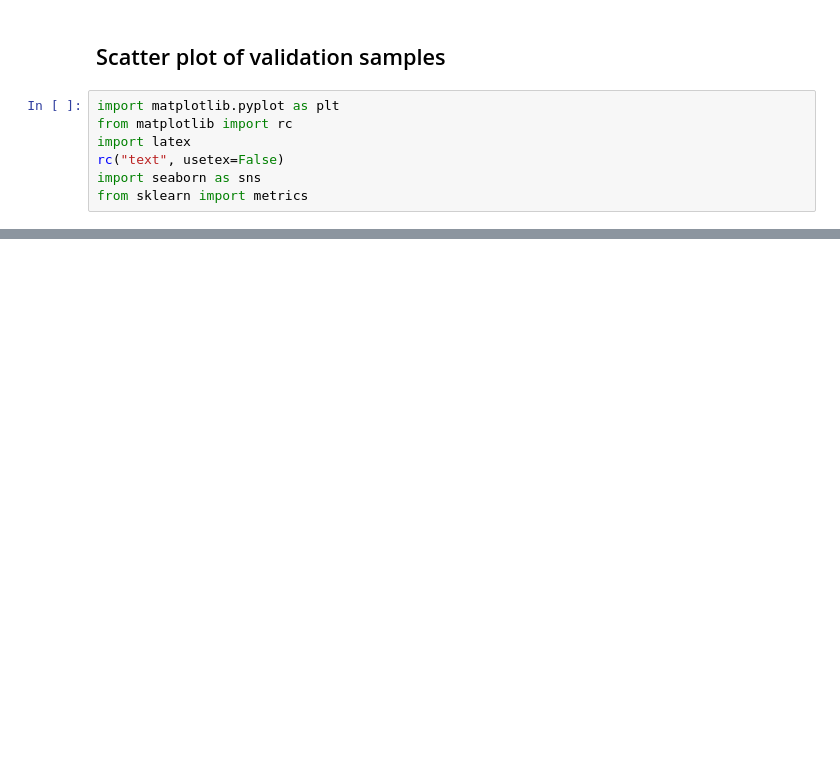
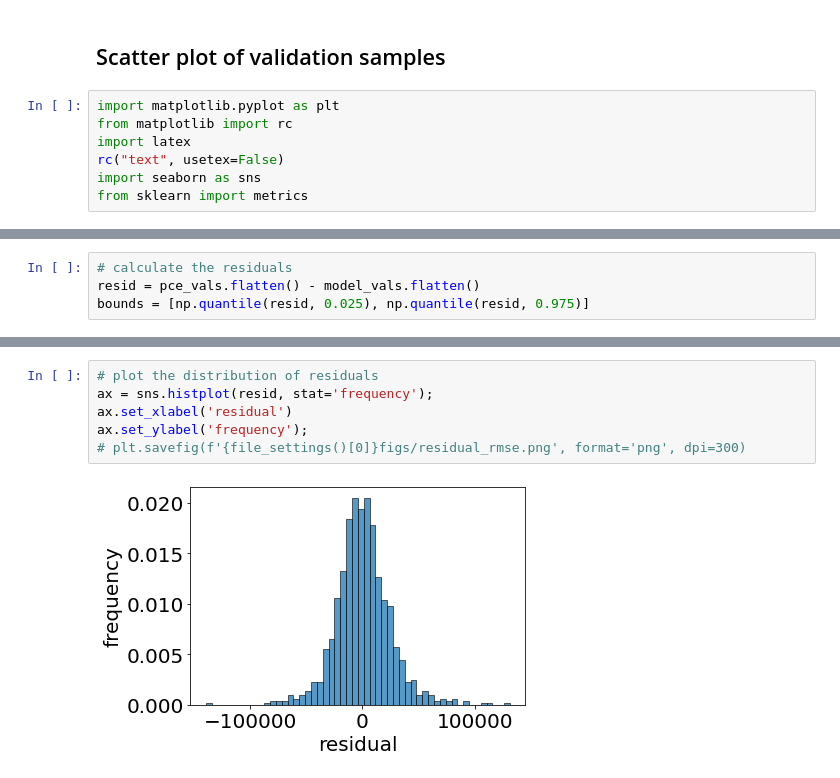
Before and after one commit to QianWanghhu/IES-FF, a Jupyter notebook: src/visualization.ipynb, the cells around one changed output, grey strips where cells are left out. Saved outputs shown, nothing was run; the diff lists cells and outputs as text; blank space fills up the shorter version.

```diff
--- a/src/visualization.ipynb
+++ b/src/visualization.ipynb
@@ -151,0 +91,4 @@ plt.savefig(f'{file_settings()[0]}figs/PCE_{year}.png', format='png', dpi=300)
+# %%
+# calculate the residuals
+resid = pce_vals.flatten() - model_vals.flatten()
+bounds = [np.quantile(resid, 0.025), np.quantile(resid, 0.975)]
@@ -151,0 +105,8 @@ plt.savefig(f'{file_settings()[0]}figs/PCE_{year}.png', format='png', dpi=300)
+# %%
+# plot the distribution of residuals
+ax = sns.histplot(resid, stat='frequency');
+ax.set_xlabel('residual')
+ax.set_ylabel('frequency');
+# plt.savefig(f'{file_settings()[0]}figs/residual_rmse.png', format='png', dpi=300)
+# %% [output]
+[figure, added]
```
Also changed, not shown: parts of 17 cells of this notebook.
